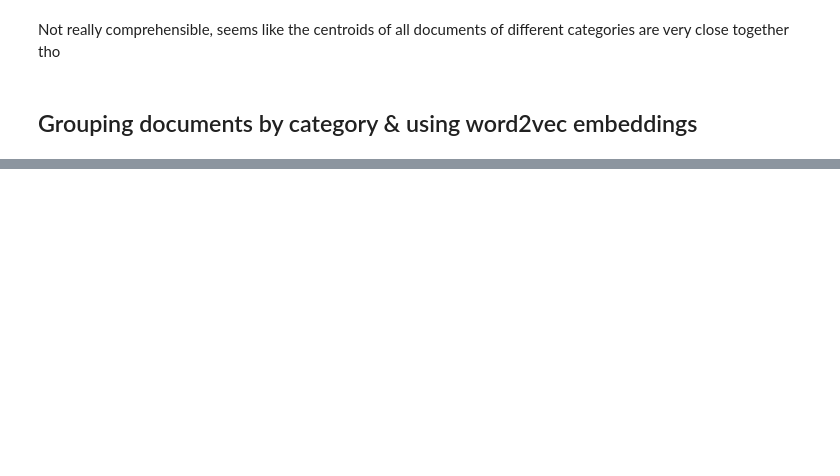
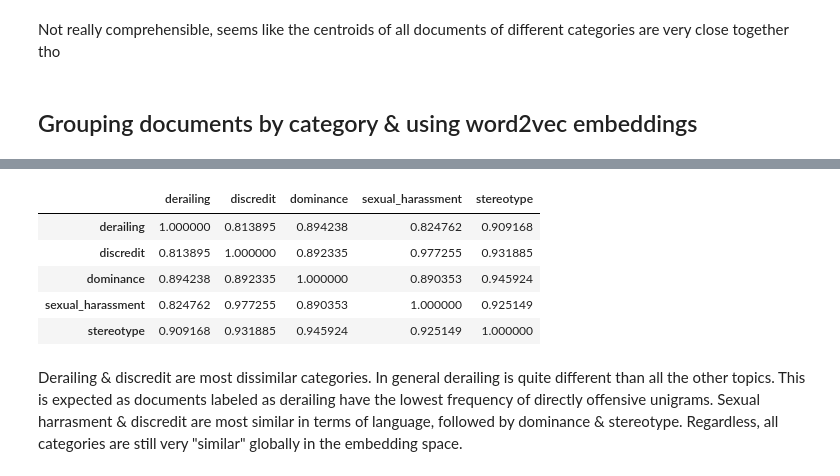
Before and after one commit to Benidzu/NLP_Assignment, a Jupyter notebook: notebooks/iberEvalExploration.ipynb, the cells around one changed output, grey strips where cells are left out. Drawn from its saved outputs; the diff is of its cells as text; code cells hidden in the pictures; blank space fills up the shorter version.

Commit message:
Group documents by category and measure similarity based on keywords.

```diff
--- a/notebooks/iberEvalExploration.ipynb
+++ b/notebooks/iberEvalExploration.ipynb
@@ -279,0 +304,3 @@ Not really comprehensible, seems like the centroids of all documents of differen
+# %%
+tfidf_mat3 = tfidf_vec3.fit_transform(tweetsByCategory)
+tfidf_mat3.shape
@@ -279,0 +309,11 @@ Not really comprehensible, seems like the centroids of all documents of differen
+# %%
+#prepare a single vector for each document based on top 20 keywords, weighted by tfidf, and then normalized
+documentVectors = np.zeros((300,5))
+npFeatures = np.array(tfidf_vec3.get_feature_names())
+for i in range(5):
+    row = np.array(tfidf_mat3.getrow(i).todense()).flatten()
+    indices = row.argsort()[::-1][:30]
+    print(uniquecategories[i], npFeatures[indices])
+    for ix in indices:
+        if npFeatures[ix] in word2vec:
+            documentVectors[:,i] += word2vec[npFeatures[ix]] * row[ix]
@@ -279,0 +338,17 @@ Not really comprehensible, seems like the centroids of all documents of differen
+# %%
+#normalize
+documentVectors = documentVectors / np.linalg.norm(documentVectors, axis=0)
+# %%
+# compute cosine similarity...
+similarities = documentVectors.T.dot(documentVectors)
+# %%
+pd.DataFrame(similarities, columns=uniquecategories, index=uniquecategories)
+# %% [output]
+|  | derailing | discredit | dominance | sexual_harassment | stereotype |
+| derailing | 1.000000 | 0.813895 | 0.894238 | 0.824762 | 0.909168 |
+| discredit | 0.813895 | 1.000000 | 0.892335 | 0.977255 | 0.931885 |
+| dominance | 0.894238 | 0.892335 | 1.000000 | 0.890353 | 0.945924 |
+| sexual_harassment | 0.824762 | 0.977255 | 0.890353 | 1.000000 | 0.925149 |
+| stereotype | 0.909168 | 0.931885 | 0.945924 | 0.925149 | 1.000000 |
+# %% [markdown]
+Derailing & discredit are most dissimilar categories. In general derailing is quite different than all the other topics. This is expected as documents labeled as derailing have the lowest frequency of directly offensive unigrams. Sexual harrasment & discredit are most similar in terms of language, followed by dominance & stereotype. Regardless, all categories are still very "similar" globally in the embedding space.
```
Also changed, not shown: parts of 13 cells of this notebook.
